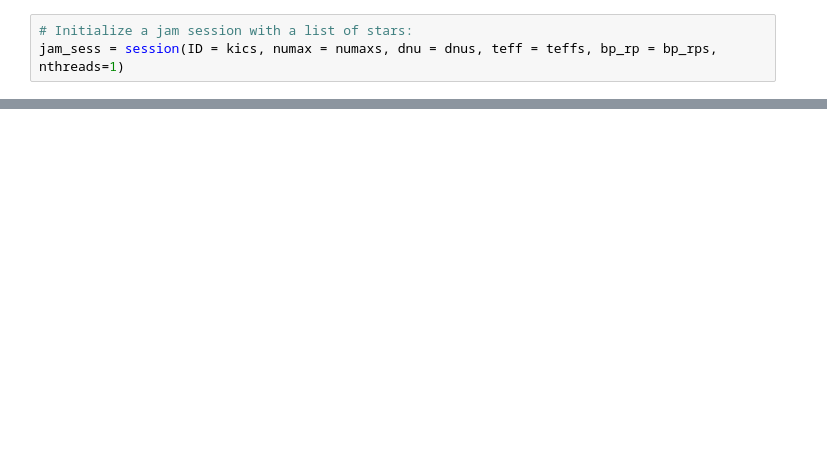
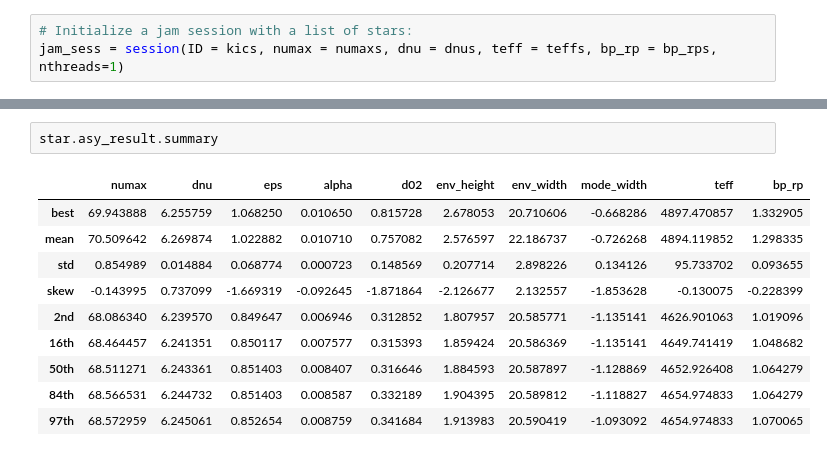
Before and after one commit to grd349/PBjam, a Jupyter notebook: Example10.ipynb, the cells around one changed output, grey strips where cells are left out. Cells and saved outputs as stored; diff of their text form; blank space fills up the shorter version.

```diff
--- a/Example10.ipynb
+++ b/Example10.ipynb
@@ -30,0 +57,13 @@ fig = jam_sess.stars[idx].plot_asyfit()
+# %%
+star.asy_result.summary
+# %% [output]
+|  | numax | dnu | eps | alpha | d02 | env_height | env_width | mode_width | teff | bp_rp |
+| best | 69.943888 | 6.255759 | 1.068250 | 0.010650 | 0.815728 | 2.678053 | 20.710606 | -0.668286 | 4897.470857 | 1.332905 |
+| mean | 70.509642 | 6.269874 | 1.022882 | 0.010710 | 0.757082 | 2.576597 | 22.186737 | -0.726268 | 4894.119852 | 1.298335 |
+| std | 0.854989 | 0.014884 | 0.068774 | 0.000723 | 0.148569 | 0.207714 | 2.898226 | 0.134126 | 95.733702 | 0.093655 |
+| skew | -0.143995 | 0.737099 | -1.669319 | -0.092645 | -1.871864 | -2.126677 | 2.132557 | -1.853628 | -0.130075 | -0.228399 |
+| 2nd | 68.086340 | 6.239570 | 0.849647 | 0.006946 | 0.312852 | 1.807957 | 20.585771 | -1.135141 | 4626.901063 | 1.019096 |
+| 16th | 68.464457 | 6.241351 | 0.850117 | 0.007577 | 0.315393 | 1.859424 | 20.586369 | -1.135141 | 4649.741419 | 1.048682 |
+| 50th | 68.511271 | 6.243361 | 0.851403 | 0.008407 | 0.316646 | 1.884593 | 20.587897 | -1.128869 | 4652.926408 | 1.064279 |
+| 84th | 68.566531 | 6.244732 | 0.851403 | 0.008587 | 0.332189 | 1.904395 | 20.589812 | -1.118827 | 4654.974833 | 1.064279 |
+| 97th | 68.572959 | 6.245061 | 0.852654 | 0.008759 | 0.341684 | 1.913983 | 20.590419 | -1.093092 | 4654.974833 | 1.070065 |
```
Also changed, not shown: parts of 6 cells of this notebook, 2 other files.
